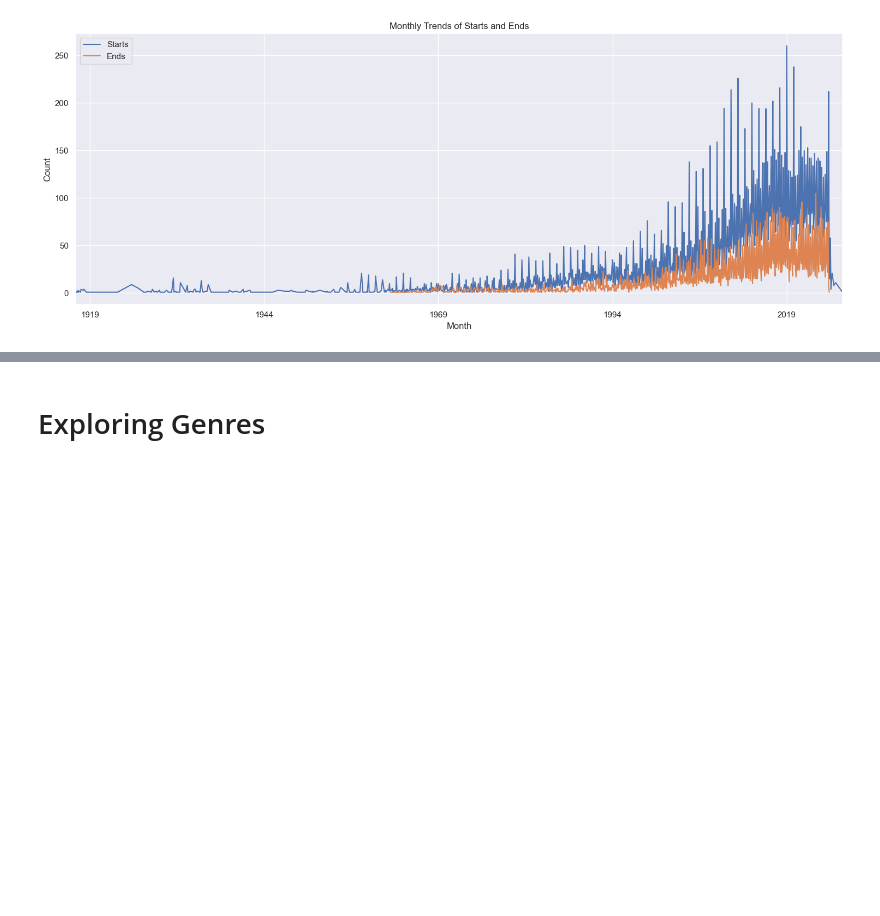
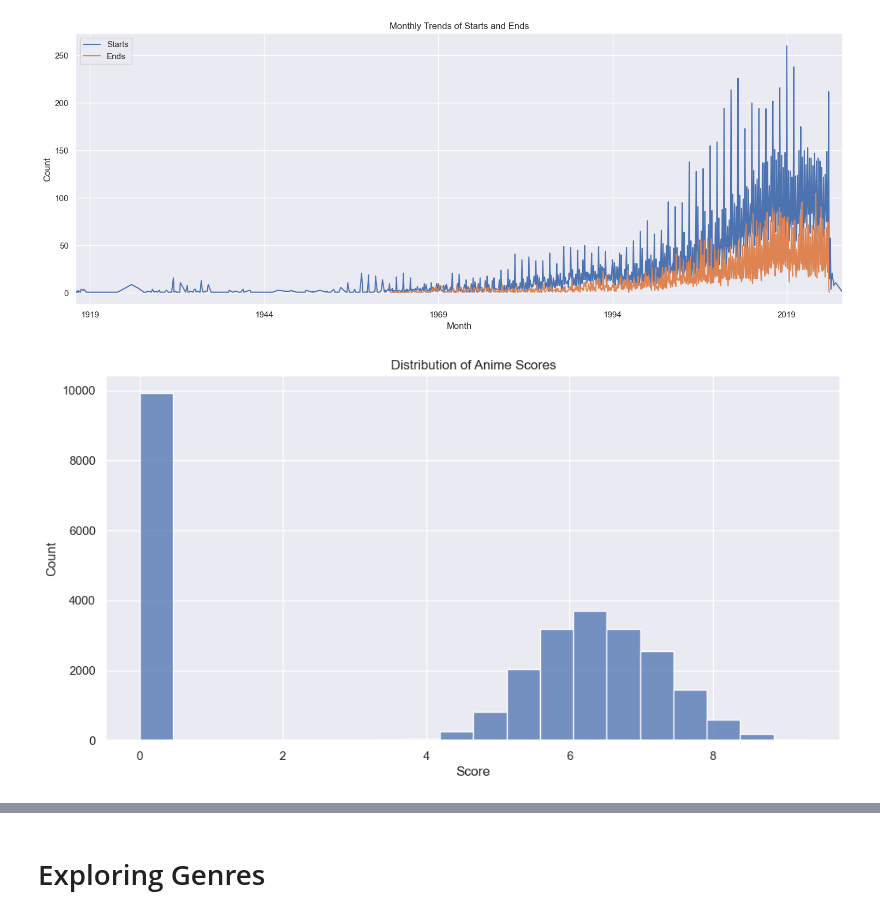
Before and after one commit to ImCodingCat/capstone_project, a Jupyter notebook: explore/explore.ipynb, the cells around one changed output, grey strips where cells are left out. Drawn from its saved outputs; the diff is of its cells as text; code cells hidden in the pictures; blank space fills up the shorter version.

```diff
--- a/explore/explore.ipynb
+++ b/explore/explore.ipynb
@@ -146,3 +146,12 @@ plt.tight_layout()
 plt.show()
 # %% [output]
 [figure]
+# %%
+plt.figure(figsize=(12, 6))
+sns.histplot(data=anime_df, x='score', bins=20)
+plt.title('Distribution of Anime Scores')
+plt.xlabel('Score')
+plt.ylabel('Count')
+plt.show()
+# %% [output]
+[figure, added]
```
Also changed, not shown: parts of 14 cells of this notebook, 2 other files.
